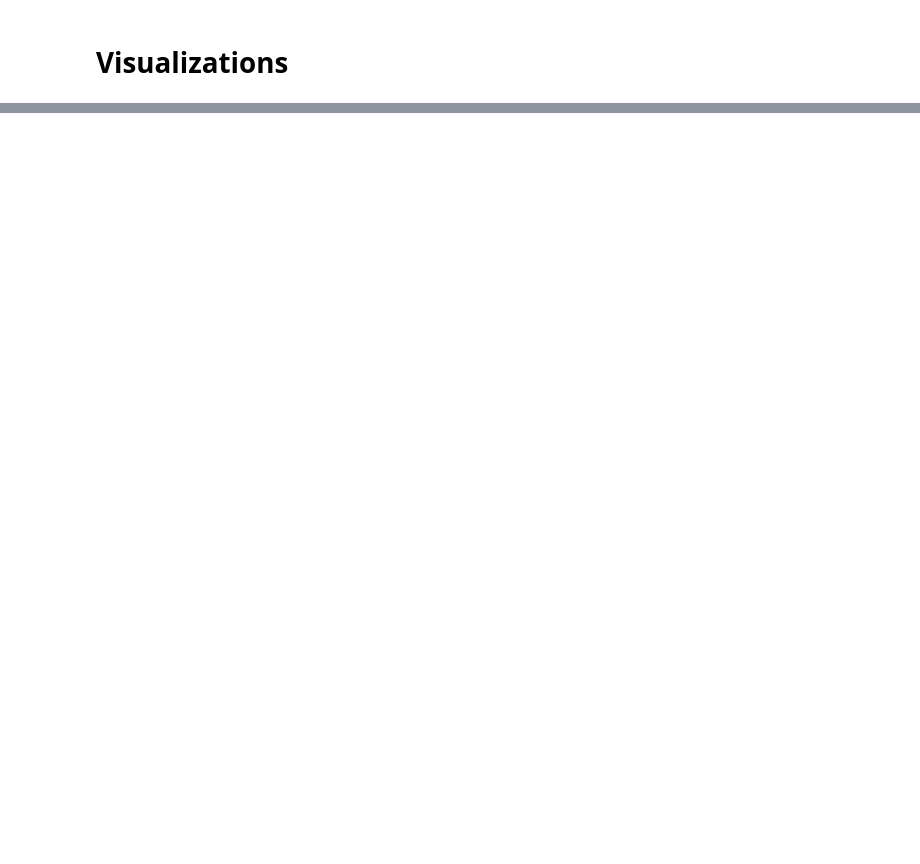
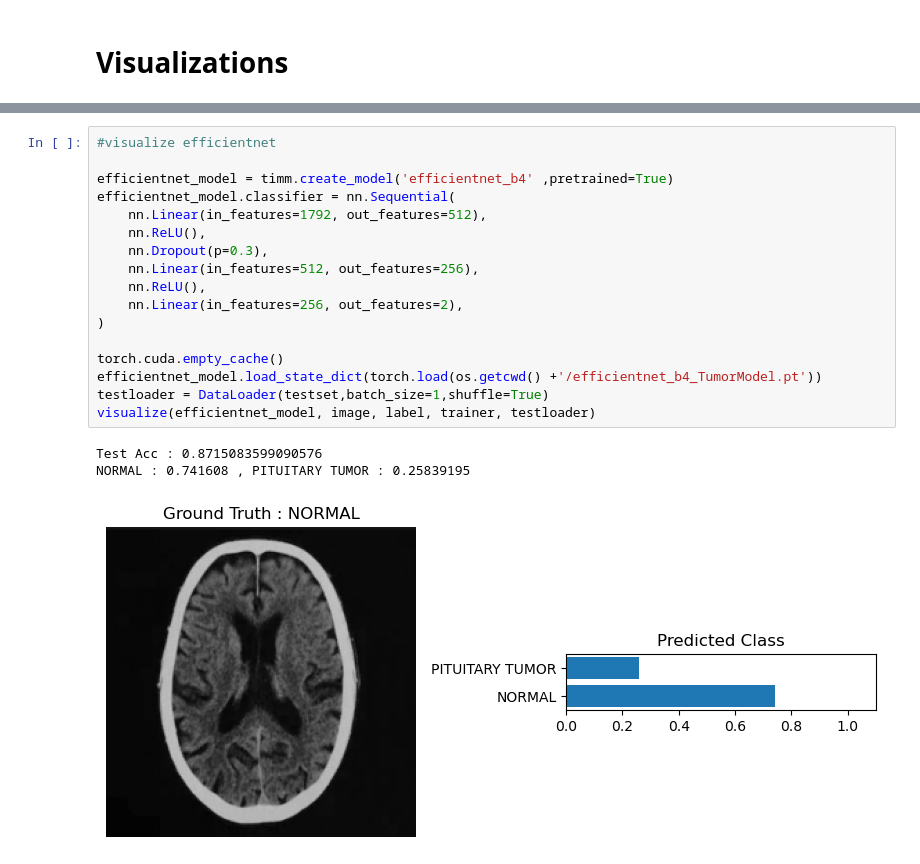
Before and after one commit to jbaik1/CS-188-CV-Final-Project, a Jupyter notebook: Brain_Tumor_Classifier.ipynb, the cells around one changed output, grey strips where cells are left out. Drawn from its saved outputs; the diff is of its cells as text; blank space fills up the shorter version.

```diff
--- a/Brain_Tumor_Classifier.ipynb
+++ b/Brain_Tumor_Classifier.ipynb
@@ -516,0 +563,21 @@ view_classify(image,ps,label)
+# %%
+#visualize efficientnet
+
+efficientnet_model = timm.create_model('efficientnet_b4' ,pretrained=True)
+efficientnet_model.classifier = nn.Sequential(
+    nn.Linear(in_features=1792, out_features=512),
+    nn.ReLU(),
+    nn.Dropout(p=0.3),
+    nn.Linear(in_features=512, out_features=256),
+    nn.ReLU(),
+    nn.Linear(in_features=256, out_features=2),
+)
+
+torch.cuda.empty_cache()
+efficientnet_model.load_state_dict(torch.load(os.getcwd() +'/efficientnet_b4_TumorModel.pt'))
+testloader = DataLoader(testset,batch_size=1,shuffle=True)
+visualize(efficientnet_model, image, label, trainer, testloader)
+# %% [output]
+Test Acc : 0.8715083599090576
+NORMAL : 0.741608 , PITUITARY TUMOR : 0.25839195
+[figure, added]
```
Also changed, not shown: parts of 19 cells of this notebook, 3 other files.
